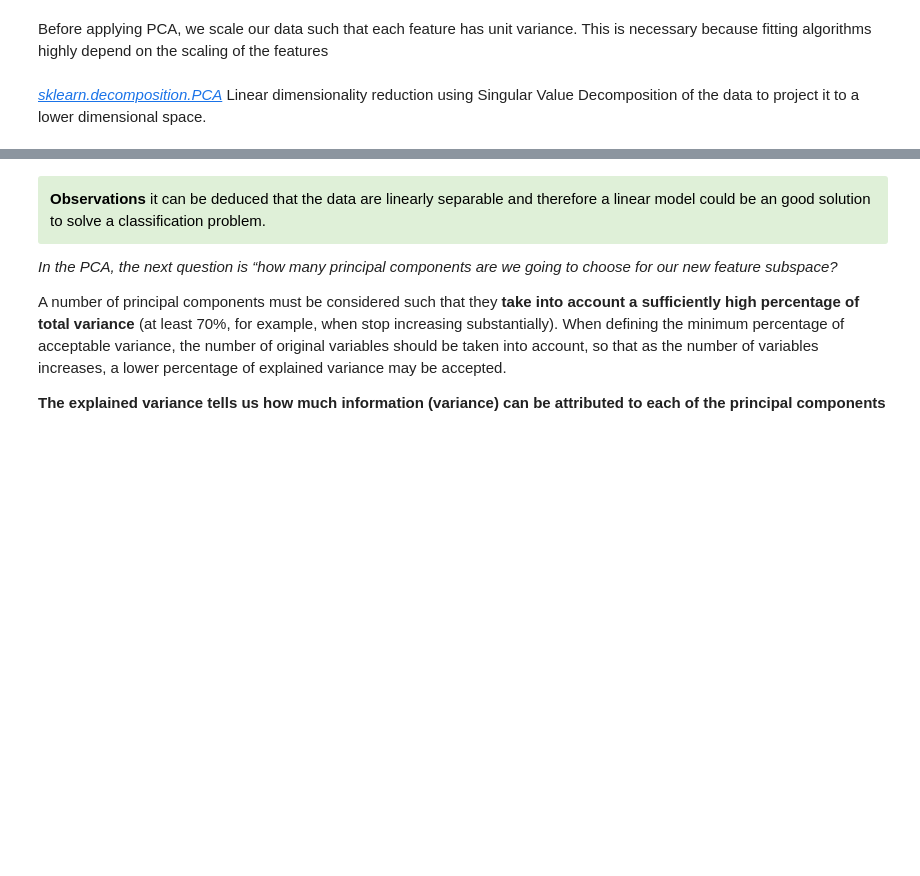
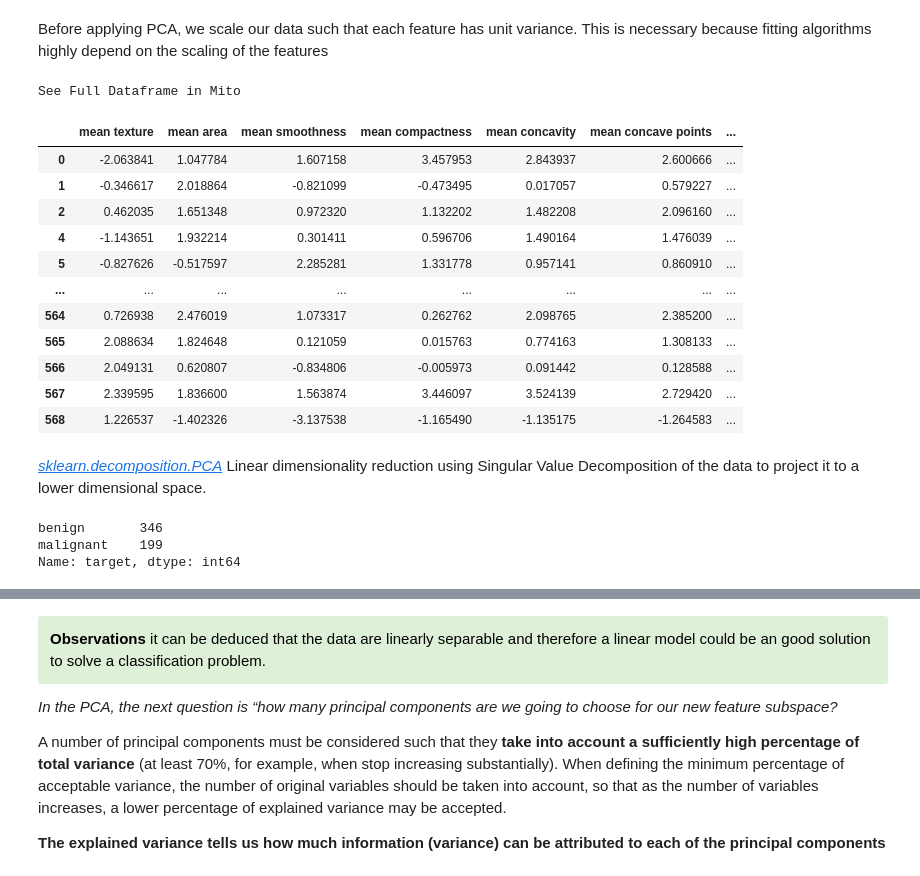
Before and after one commit to EMbeDS-education/StatsAndComputing20212022, a Jupyter notebook: PDA/jupyter/jupyterNotebooks/M2_05BreastCancer_Unsupervised.ipynb, the cells around one changed output, grey strips where cells are left out. Drawn from its saved outputs; the diff is of its cells as text; code cells hidden in the pictures; blank space fills up the shorter version.

```diff
--- a/PDA/jupyter/jupyterNotebooks/M2_05BreastCancer_Unsupervised.ipynb
+++ b/PDA/jupyter/jupyterNotebooks/M2_05BreastCancer_Unsupervised.ipynb
@@ -161,9 +173,25 @@ Before applying PCA, we scale our data such that each feature has unit variance.
 # %%
 from sklearn.preprocessing import StandardScaler #for Scaling the features
 
 scaler = StandardScaler() # scaling data before PCA
 scaled_features =scaler.fit_transform(df_X.values)
+# save the results into a new dataframe
 df_X_scaled = pd.DataFrame(scaled_features, index=df_X.index, columns=df_X.columns)
+df_X_scaled
+# %% [output]
+See Full Dataframe in Mito
+|  | mean texture | mean area | mean smoothness | mean compactness | mean concavity | mean concave points | ... |
+| 0 | -2.063841 | 1.047784 | 1.607158 | 3.457953 | 2.843937 | 2.600666 | ... |
+| 1 | -0.346617 | 2.018864 | -0.821099 | -0.473495 | 0.017057 | 0.579227 | ... |
+| 2 | 0.462035 | 1.651348 | 0.972320 | 1.132202 | 1.482208 | 2.096160 | ... |
+| 4 | -1.143651 | 1.932214 | 0.301411 | 0.596706 | 1.490164 | 1.476039 | ... |
+| 5 | -0.827626 | -0.517597 | 2.285281 | 1.331778 | 0.957141 | 0.860910 | ... |
+| ... | ... | ... | ... | ... | ... | ... | ... |
+| 564 | 0.726938 | 2.476019 | 1.073317 | 0.262762 | 2.098765 | 2.385200 | ... |
+| 565 | 2.088634 | 1.824648 | 0.121059 | 0.015763 | 0.774163 | 1.308133 | ... |
+| 566 | 2.049131 | 0.620807 | -0.834806 | -0.005973 | 0.091442 | 0.128588 | ... |
+| 567 | 2.339595 | 1.836600 | 1.563874 | 3.446097 | 3.524139 | 2.729420 | ... |
+| 568 | 1.226537 | -1.402326 | -3.137538 | -1.165490 | -1.135175 | -1.264583 | ... |
 # %% [markdown]
 [*sklearn.decomposition.PCA*](https://scikit-learn.org/stable/modules/generated/sklearn.decomposition.PCA.html) Linear dimensionality reduction using Singular Value Decomposition of the data to project it to a lower dimensional space.
 # %%
@@ -180,0 +203,9 @@ pc_df.head(3)
+# %%
+# save results into a dataframe
+pc_df = pd.DataFrame(data = pc , columns = ['PC1', 'PC2'])
+pc_df['target'] = df_y
+pc_df.target.value_counts()
+# %% [output]
+benign       346
+malignant    199
+Name: target, dtype: int64
```
Also changed, not shown: parts of 34 cells of this notebook, 5 other files.
